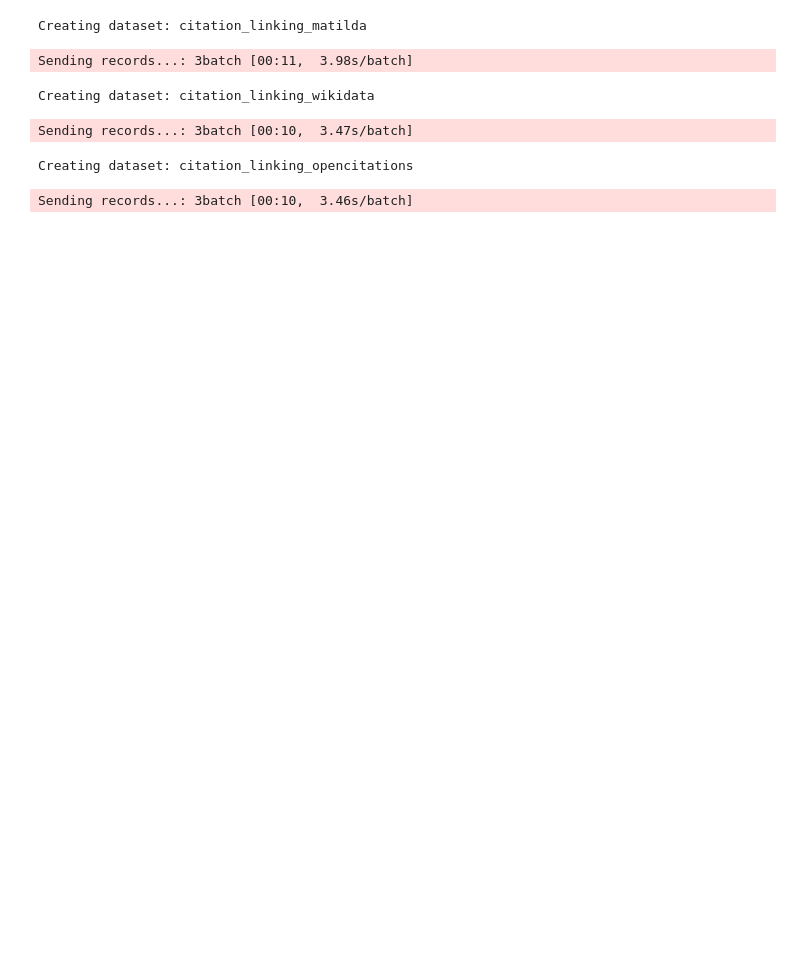
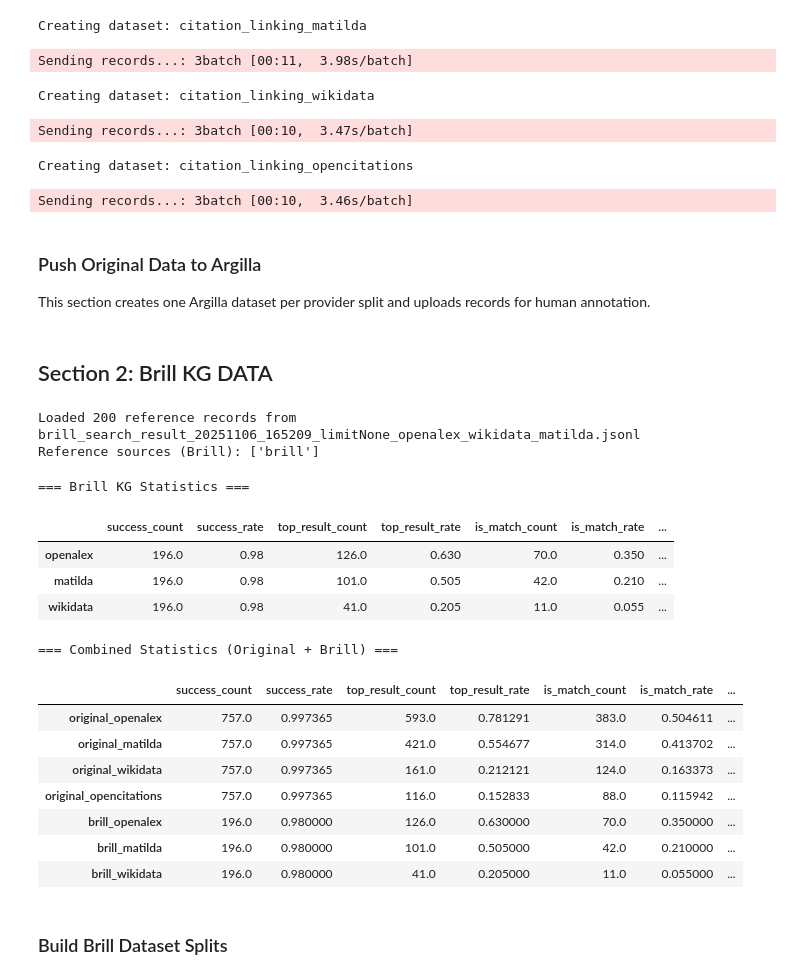
Before and after one commit to odoma-ch/ssh-citation-index, a Jupyter notebook: scripts/search_results_analysis.ipynb, the cells around one changed output. Cells and saved outputs as stored; diff of their text form; code cells hidden in the pictures; blank space fills up the shorter version.

Commit message:
add brill code

```diff
--- a/scripts/search_results_analysis.ipynb
+++ b/scripts/search_results_analysis.ipynb
@@ -515,3 +330,7 @@ Creating dataset: citation_linking_wikidata
 Sending records...: 3batch [00:10,  3.47s/batch]
 Creating dataset: citation_linking_opencitations
 Sending records...: 3batch [00:10,  3.46s/batch]
+# %% [markdown]
+### Push Original Data to Argilla
+
+This section creates one Argilla dataset per provider split and uploads records for human annotation.
@@ -517,0 +511,63 @@ Sending records...: 3batch [00:10,  3.46s/batch]
+# %% [markdown]
+## Section 2: Brill KG DATA
+# %%
+# Load Brill KG results
+BRILL_DATA_PATH = Path("brill_search_result_20251106_165209_limitNone_openalex_wikidata_matilda.jsonl")
+
+# Load as JSONL (each line is a JSON record)
+with BRILL_DATA_PATH.open() as f:
+    content = f.read().strip()
+    # Check if it's a JSON array or JSONL
+    if content.startswith('['):
+        records_brill = json.loads(content)
+    else:
+        records_brill = [json.loads(line) for line in content.split('\n') if line.strip()]
+
+print(f"Loaded {len(records_brill)} reference records from {BRILL_DATA_PATH}")
+
+sources_brill = sorted({record.get("source", "unknown") for record in records_brill})
+print(f"Reference sources (Brill): {sources_brill}")
+providers_brill = ["openalex", "matilda", "wikidata"]
+# %% [output]
+Loaded 200 reference records from brill_search_result_20251106_165209_limitNone_openalex_wikidata_matilda.jsonl
+Reference sources (Brill): ['brill']
+# %%
+# Build stats for Brill KG
+summary_brill = {provider: summarize_provider(records_brill, provider) for provider in providers_brill}
+
+print("=== Brill KG Statistics ===")
+stats_df_brill = pd.DataFrame(summary_brill).T
+display(stats_df_brill)
+
+# Optional: If you've run the original data cells, show combined statistics
+try:
+    if 'summary_main' in dir() and 'summary_oc' in dir():
+        stats_data = {}
+        for provider, stats in summary_main.items():
+            stats_data[f"original_{provider}"] = stats
+        stats_data["original_opencitations"] = summary_oc["opencitations"]
+        for provider, stats in summary_brill.items():
+            stats_data[f"brill_{provider}"] = stats
+
+        stats_df_combined = pd.DataFrame(stats_data).T
+        print("\n=== Combined Statistics (Original + Brill) ===")
+        display(stats_df_combined)
+except:
+    pass  # Skip if original data not loaded
+# %% [output]
+=== Brill KG Statistics ===
+|  | success_count | success_rate | top_result_count | top_result_rate | is_match_count | is_match_rate | ... |
+| openalex | 196.0 | 0.98 | 126.0 | 0.630 | 70.0 | 0.350 | ... |
+| matilda | 196.0 | 0.98 | 101.0 | 0.505 | 42.0 | 0.210 | ... |
+| wikidata | 196.0 | 0.98 | 41.0 | 0.205 | 11.0 | 0.055 | ... |
+=== Combined Statistics (Original + Brill) ===
+|  | success_count | success_rate | top_result_count | top_result_rate | is_match_count | is_match_rate | ... |
+| original_openalex | 757.0 | 0.997365 | 593.0 | 0.781291 | 383.0 | 0.504611 | ... |
+| original_matilda | 757.0 | 0.997365 | 421.0 | 0.554677 | 314.0 | 0.413702 | ... |
+| original_wikidata | 757.0 | 0.997365 | 161.0 | 0.212121 | 124.0 | 0.163373 | ... |
+| original_opencitations | 757.0 | 0.997365 | 116.0 | 0.152833 | 88.0 | 0.115942 | ... |
+| brill_openalex | 196.0 | 0.980000 | 126.0 | 0.630000 | 70.0 | 0.350000 | ... |
+| brill_matilda | 196.0 | 0.980000 | 101.0 | 0.505000 | 42.0 | 0.210000 | ... |
+| brill_wikidata | 196.0 | 0.980000 | 41.0 | 0.205000 | 11.0 | 0.055000 | ... |
+# %% [markdown]
+### Build Brill Dataset Splits
```
Also changed, not shown: parts of 26 cells of this notebook, 2 other files.
